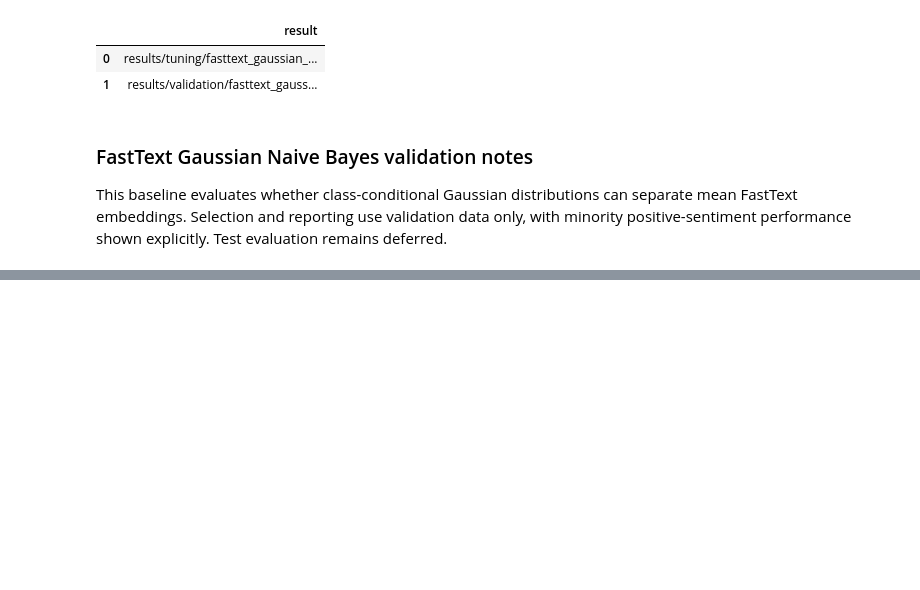
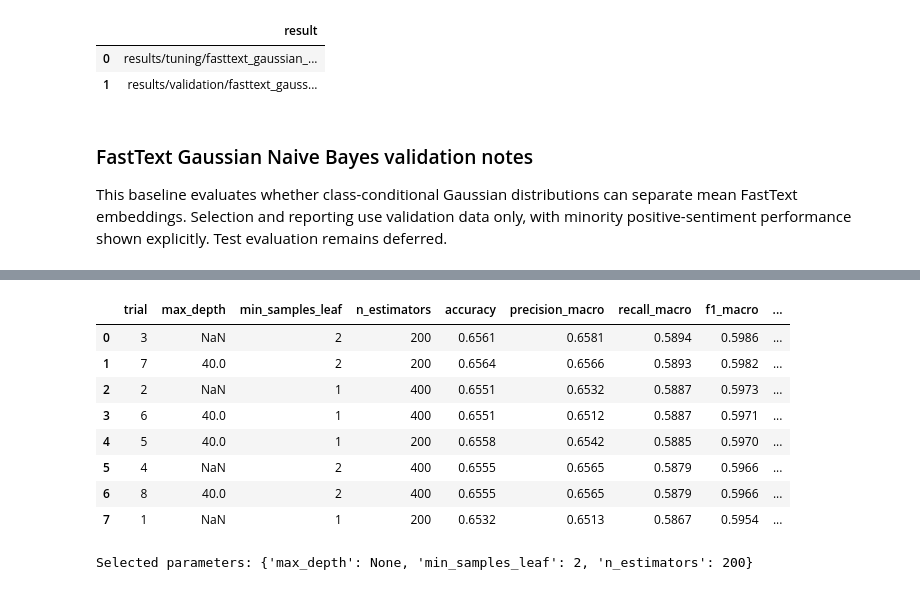
Before and after one commit to iAboud98/arabic-sentiment-analysis, a Jupyter notebook: notebooks/arabic_sentiment_analysis.ipynb, the cells around one changed output, grey strips where cells are left out. Saved outputs shown, nothing was run; the diff lists cells and outputs as text; code cells hidden in the pictures; blank space fills up the shorter version.

```diff
--- a/notebooks/arabic_sentiment_analysis.ipynb
+++ b/notebooks/arabic_sentiment_analysis.ipynb
@@ -3641,0 +3646,68 @@ This baseline evaluates whether class-conditional Gaussian distributions can sep
+# %%
+fasttext_rf_config = CONFIG["models"]["random_forest"]
+fasttext_rf_fixed_parameters = {
+    **fasttext_rf_config["fixed_parameters"],
+    "random_state": SEED,
+}
+fasttext_rf_parameter_candidates = list(
+    ParameterGrid(fasttext_rf_config["search_space"])
+)
+if not fasttext_rf_parameter_candidates:
+    raise ValueError("The FastText Random Forest search space is empty.")
+
+fasttext_rf_tuning_rows = []
+for trial_number, parameters in enumerate(
+    fasttext_rf_parameter_candidates, start=1
+):
+    candidate_model = RandomForestClassifier(
+        **fasttext_rf_fixed_parameters,
+        **parameters,
+    )
+    candidate_model.fit(FASTTEXT_DOCUMENT_MATRICES["train"], TFIDF_TARGETS["train"])
+    validation_predictions = candidate_model.predict(
+        FASTTEXT_DOCUMENT_MATRICES["validation"]
+    )
+    fasttext_rf_tuning_rows.append(
+        {
+            "trial": trial_number,
+            **parameters,
+            **aggregate_classification_metrics(
+                TFIDF_TARGETS["validation"], validation_predictions
+            ),
+        }
+    )
+
+fasttext_rf_tuning_results = (
+    pd.DataFrame(fasttext_rf_tuning_rows)
+    .sort_values(
+        ["f1_macro", "f1_weighted", "accuracy", "trial"],
+        ascending=[False, False, False, True],
+        kind="mergesort",
+    )
+    .reset_index(drop=True)
+)
+best_fasttext_rf_trial = int(fasttext_rf_tuning_results.iloc[0]["trial"])
+BEST_FASTTEXT_RF_PARAMETERS = dict(
+    fasttext_rf_parameter_candidates[best_fasttext_rf_trial - 1]
+)
+BEST_FASTTEXT_RF = RandomForestClassifier(
+    **fasttext_rf_fixed_parameters,
+    **BEST_FASTTEXT_RF_PARAMETERS,
+).fit(FASTTEXT_DOCUMENT_MATRICES["train"], TFIDF_TARGETS["train"])
+FASTTEXT_RF_VALIDATION_PREDICTIONS = BEST_FASTTEXT_RF.predict(
+    FASTTEXT_DOCUMENT_MATRICES["validation"]
+)
+
+display(fasttext_rf_tuning_results.round(4))
+print(f"Selected parameters: {BEST_FASTTEXT_RF_PARAMETERS}")
+# %% [output]
+|  | trial | max_depth | min_samples_leaf | n_estimators | accuracy | precision_macro | recall_macro | f1_macro | ... |
+| 0 | 3 | NaN | 2 | 200 | 0.6561 | 0.6581 | 0.5894 | 0.5986 | ... |
+| 1 | 7 | 40.0 | 2 | 200 | 0.6564 | 0.6566 | 0.5893 | 0.5982 | ... |
+| 2 | 2 | NaN | 1 | 400 | 0.6551 | 0.6532 | 0.5887 | 0.5973 | ... |
+| 3 | 6 | 40.0 | 1 | 400 | 0.6551 | 0.6512 | 0.5887 | 0.5971 | ... |
+| 4 | 5 | 40.0 | 1 | 200 | 0.6558 | 0.6542 | 0.5885 | 0.5970 | ... |
+| 5 | 4 | NaN | 2 | 400 | 0.6555 | 0.6565 | 0.5879 | 0.5966 | ... |
+| 6 | 8 | 40.0 | 2 | 400 | 0.6555 | 0.6565 | 0.5879 | 0.5966 | ... |
+| 7 | 1 | NaN | 1 | 200 | 0.6532 | 0.6513 | 0.5867 | 0.5954 | ... |
+Selected parameters: {'max_depth': None, 'min_samples_leaf': 2, 'n_estimators': 200}
```
Also changed, not shown: parts of 4 cells of this notebook, 2 other files.
